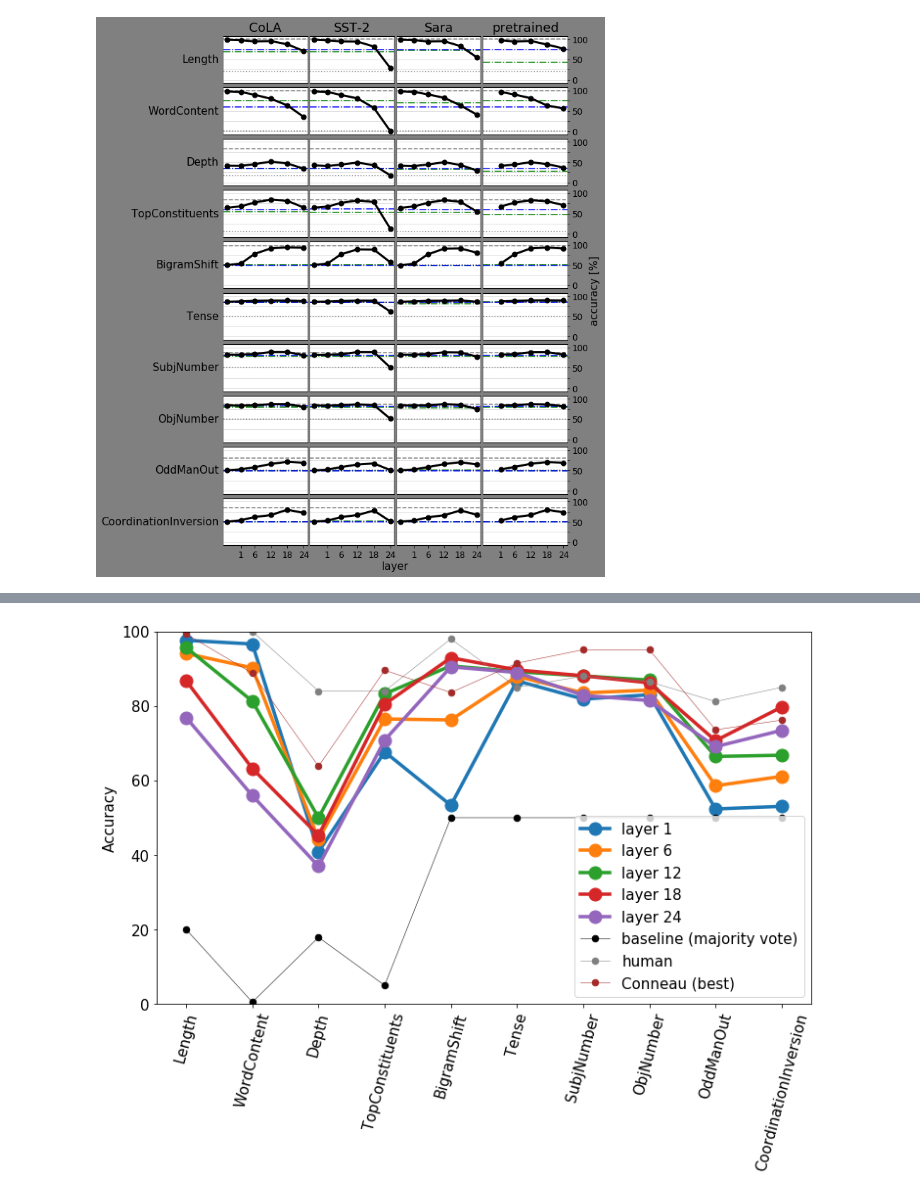
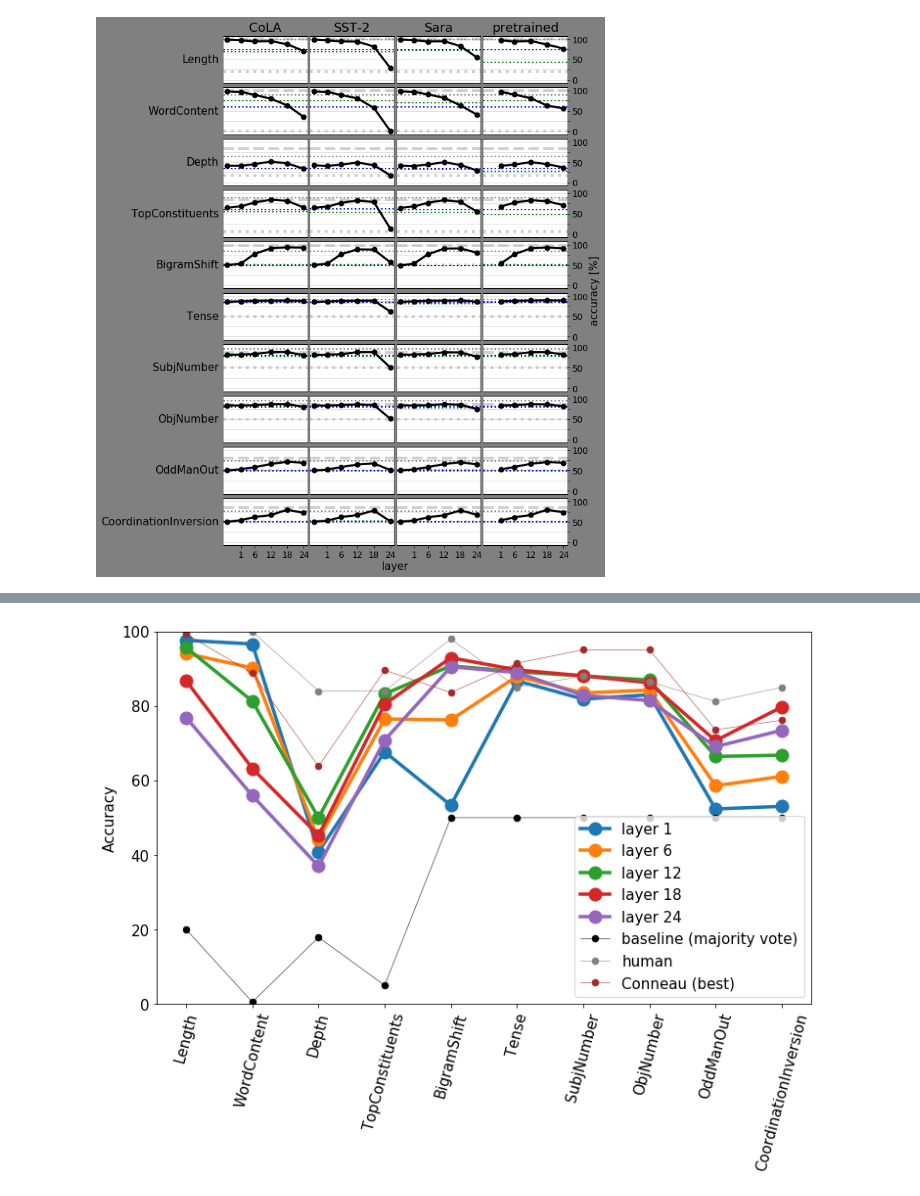
Before and after one commit to samsucik/knowledge-distil-bert, a Jupyter notebook: experiments/analysis/Probing.ipynb, the cells around one changed output, grey strips where cells are left out. Cells and saved outputs as stored; diff of their text form; code cells hidden in the pictures.

```diff
--- a/experiments/analysis/Probing.ipynb
+++ b/experiments/analysis/Probing.ipynb
@@ -90,12 +90,12 @@ for row, task_name in enumerate(task_names):
         layers_to_plot = layers_to_plot_all[glue_task]
         axs[0][col].set_title(glue_task)
         ax = axs[row][col]
-        ax.axhline(baselines["majority"][row], linestyle=":", c="grey")
-        ax.axhline(baselines["human"][row], linestyle="--", c="grey")
-
-        ax.axhline(vals_to_plot_embed[glue_task]["word"][task_name], linestyle="-.", c="green")
-#         ax.axhline(vals_to_plot_embed[glue_task]["wordpiece-old"][task_name], linestyle="-.", c="red")
-        ax.axhline(vals_to_plot_embed[glue_task]["wordpiece"][task_name], linestyle="-.", c="blue")
+        c_grey, lw = np.array([1.0, 1.0, 1.0, 1.0])*0.75, 4
+        ax.axhline(baselines["majority"][row], linestyle=":", c=c_grey, lw=lw)
+        ax.axhline(baselines["human"][row], linestyle="--", c=c_grey, lw=lw)
+        ax.axhline(baselines["conneau-best"][row], linestyle=":", c="grey", lw=2)
+        ax.axhline(vals_to_plot_embed[glue_task]["word"][task_name], linestyle=":", c="green", lw=2)
+        ax.axhline(vals_to_plot_embed[glue_task]["wordpiece"][task_name], linestyle=":", c="blue", lw=2)
 
         ax.tick_params(axis="y", which="both", length=0)
 
@@ -111,31 +111,31 @@ for row, task_name in enumerate(task_names):
             ax.tick_params("y", right=True, left=False, labelright=True, length=3, which="both", labelsize=12)
             ax.set_yticks(yticks_major, minor=False)
             ax.set_yticks(yticks_minor, minor=True)
             ax.set_yticklabels(yticklabels)
         else:
             ax.tick_params("y", left=False, labelleft=False, right=False, labelright=False)
 
         vals = [vals_to_plot[glue_task][l][task_name] for l in layers[glue_task]]
         ax.plot(layers_to_plot, vals, lw=3, markersize=7, marker="o", color="black")
         ax.set_ylim(bottom=-8, top=108)
         ax.grid(axis="y", color=grid_colour, which="both")
         [i.set_linewidth(1.1) for i in [ax.spines[k] for k in ["top", "bottom"]]]
         [i.set_linewidth(0.2) for i in [ax.spines[k] for k in ["right", "left"]]]
 
 fig.tight_layout(h_pad=0.0, w_pad=0.1)
 
 fig.add_subplot(111, frameon=False)
 ax = plt.gca()
 ax.tick_params(labelcolor='none', top=False, bottom=False, left=False, right=False, length=0)
 ax.set_xlabel("layer")
 ax.yaxis.set_label_position("right")
 ax.yaxis.tick_right()
 ax.set_ylabel("accuracy [%]")
 
 fig.patch.set_facecolor("grey")
 # ax.set_facecolor("grey")
 
 plt.show()
 fig.savefig("img/probing_master.png")
 # %% [output]
-[figure, old version]
+[figure, new version]
```
Also changed, not shown: parts of 3 cells of this notebook, 12 other files.
